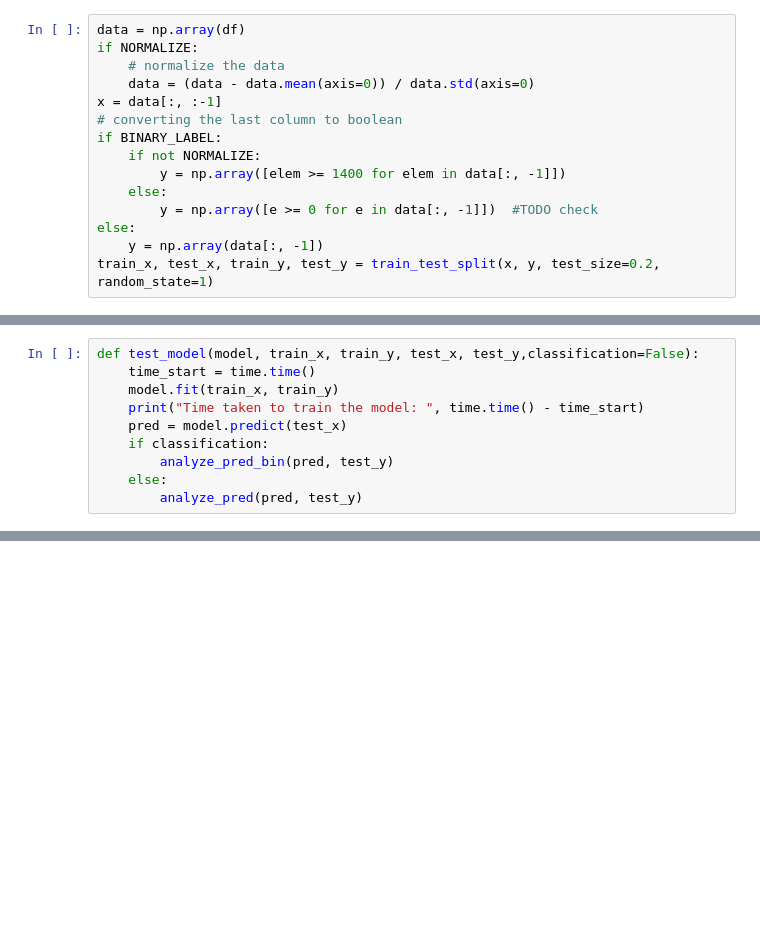
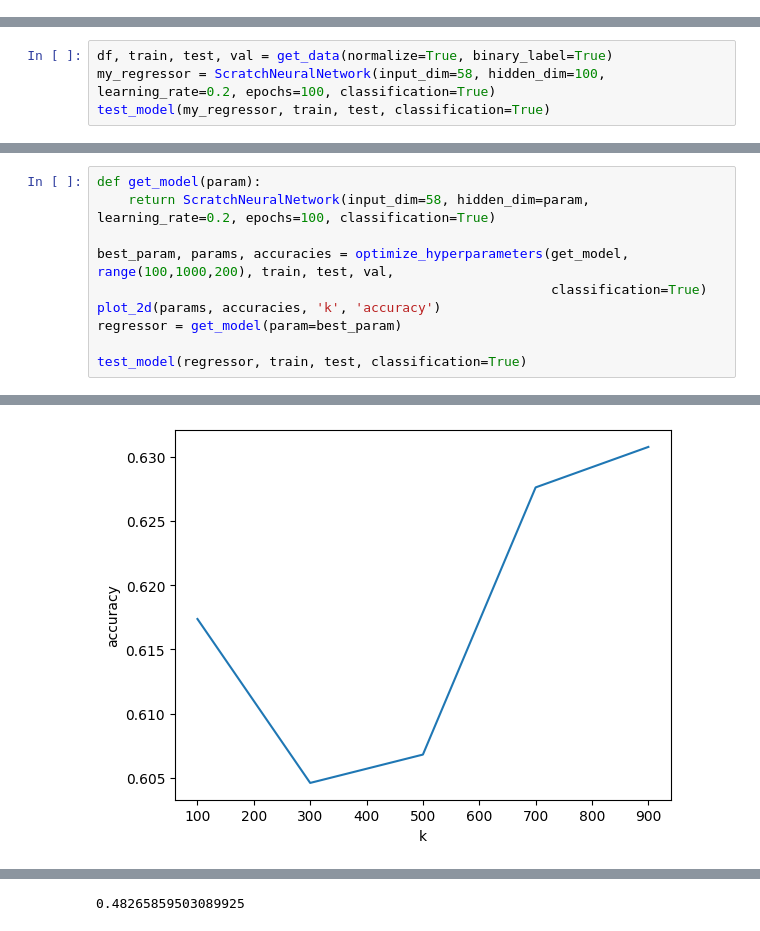
Before and after one commit to VMCvastry/ArtificialInteligenceHomework, a Jupyter notebook: Fondamenti_di_IA_homework_2023_NN.ipynb, the cells around one changed output, grey strips where cells are left out. Drawn from its saved outputs; the diff is of its cells as text; blank space fills up the shorter version.

```diff
--- a/Fondamenti_di_IA_homework_2023_NN.ipynb
+++ b/Fondamenti_di_IA_homework_2023_NN.ipynb
@@ -212,15 +0,0 @@ dtype: float64
-# %%
-data = np.array(df)
-if NORMALIZE:
-    # normalize the data
-    data = (data - data.mean(axis=0)) / data.std(axis=0)
-x = data[:, :-1]
-# converting the last column to boolean
-if BINARY_LABEL:
-    if not NORMALIZE:
-        y = np.array([elem >= 1400 for elem in data[:, -1]])
-    else:
-        y = np.array([e >= 0 for e in data[:, -1]])  #TODO check
-else:
-    y = np.array(data[:, -1])
-train_x, test_x, train_y, test_y = train_test_split(x, y, test_size=0.2, random_state=1)
@@ -249,10 +0,0 @@ def analyze_pred_bin(pred, truth):
-# %%
-def test_model(model, train_x, train_y, test_x, test_y,classification=False):
-    time_start = time.time()
-    model.fit(train_x, train_y)
-    print("Time taken to train the model: ", time.time() - time_start)
-    pred = model.predict(test_x)
-    if classification:
-        analyze_pred_bin(pred, test_y)
-    else:
-        analyze_pred(pred, test_y)
@@ -270,0 +153,4 @@ Accuracy: 0.6391726573338378
+# %%
+df, train, test, val = get_data(normalize=True, binary_label=True)
+my_regressor = ScratchNeuralNetwork(input_dim=58, hidden_dim=100, learning_rate=0.2, epochs=100, classification=True)
+test_model(my_regressor, train, test, classification=True)
@@ -270,0 +176,11 @@ Accuracy: 0.6391726573338378
+# %%
+def get_model(param):
+    return ScratchNeuralNetwork(input_dim=58, hidden_dim=param, learning_rate=0.2, epochs=100, classification=True)
+
+best_param, params, accuracies = optimize_hyperparameters(get_model, range(100,1000,200), train, test, val,
+                                                          classification=True)
+plot_2d(params, accuracies, 'k', 'accuracy')
+regressor = get_model(param=best_param)
+
+test_model(regressor, train, test, classification=True)
+# %% [output]
@@ -270,0 +204 @@ Accuracy: 0.6391726573338378
+[figure, added]
@@ -270,0 +222 @@ Accuracy: 0.6391726573338378
+0.48265859503089925
```
Also changed, not shown: parts of 27 cells of this notebook.
